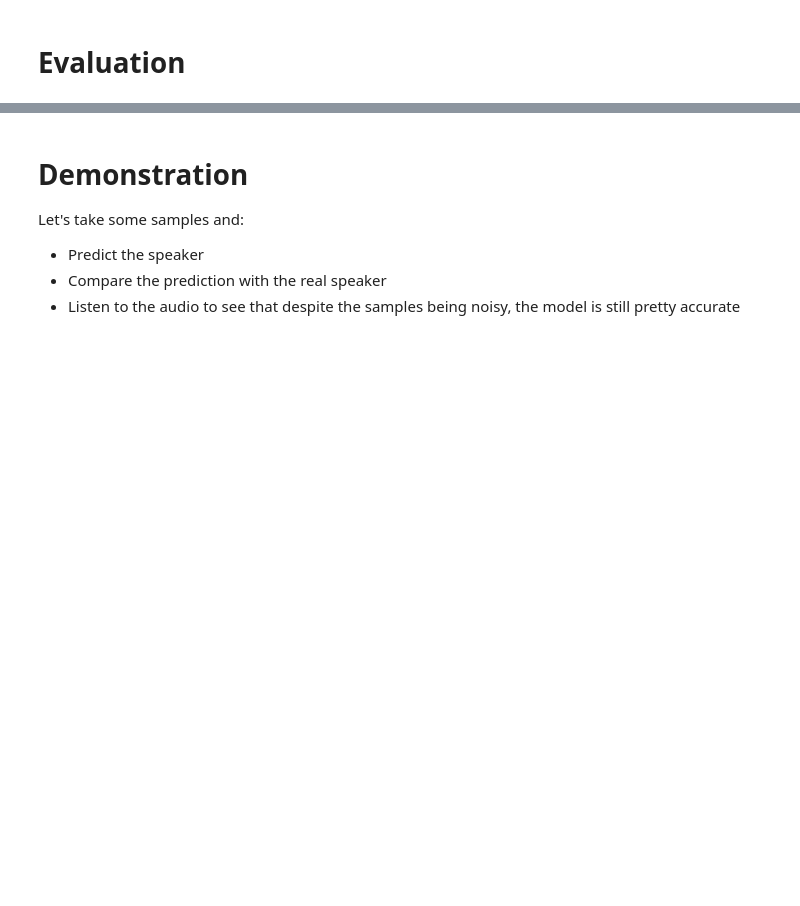
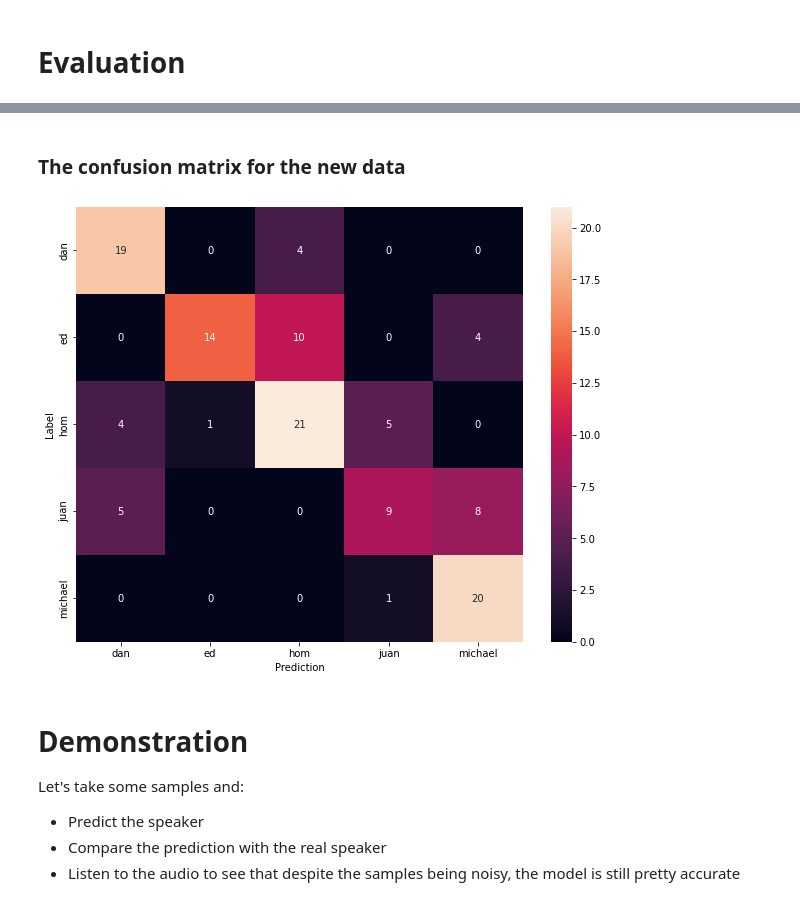
Before and after one commit to AI-at-GBC/voice-classifier, a Jupyter notebook: 1D_NN.ipynb, the cells around one changed output, grey strips where cells are left out. Saved outputs shown, nothing was run; the diff lists cells and outputs as text; code cells hidden in the pictures; blank space fills up the shorter version.

```diff
--- a/1D_NN.ipynb
+++ b/1D_NN.ipynb
@@ -456,3 +585,38 @@ pyplot.show()
+# %% [markdown]
+### The confusion matrix for the new data
+# %%
+import matplotlib.pyplot as plt
+import seaborn as sns
+BATCH_SIZE = 125
+
+predict_ds = paths_and_labels_to_dataset(audio_paths, labels)
+
+
+predict_ds = predict_ds.batch(
+    BATCH_SIZE
+)
+
+for audios, labels in predict_ds.take(1):
+
+    # Get the signal FFT
+    ffts = audio_to_fft(audios)
+    # Predict
+    y_pred = model.predict(ffts)
+    audios = audios.numpy()
+    labels = labels.numpy()
+    y_pred = np.argmax(y_pred, axis=-1)
+
+confusion_mtx = tf.math.confusion_matrix(labels, y_pred)
+plt.figure(figsize=(10, 8))
+sns.heatmap(confusion_mtx,
+            xticklabels=class_names,
+            yticklabels=class_names,
+            annot=True, fmt='g')
+plt.xlabel('Prediction')
+plt.ylabel('Label')
+plt.show()
+# %% [output]
+[figure, added]
 # %% [markdown]
 # Demonstration
 Let's take some samples and:
```
Also changed, not shown: parts of 22 cells of this notebook.
